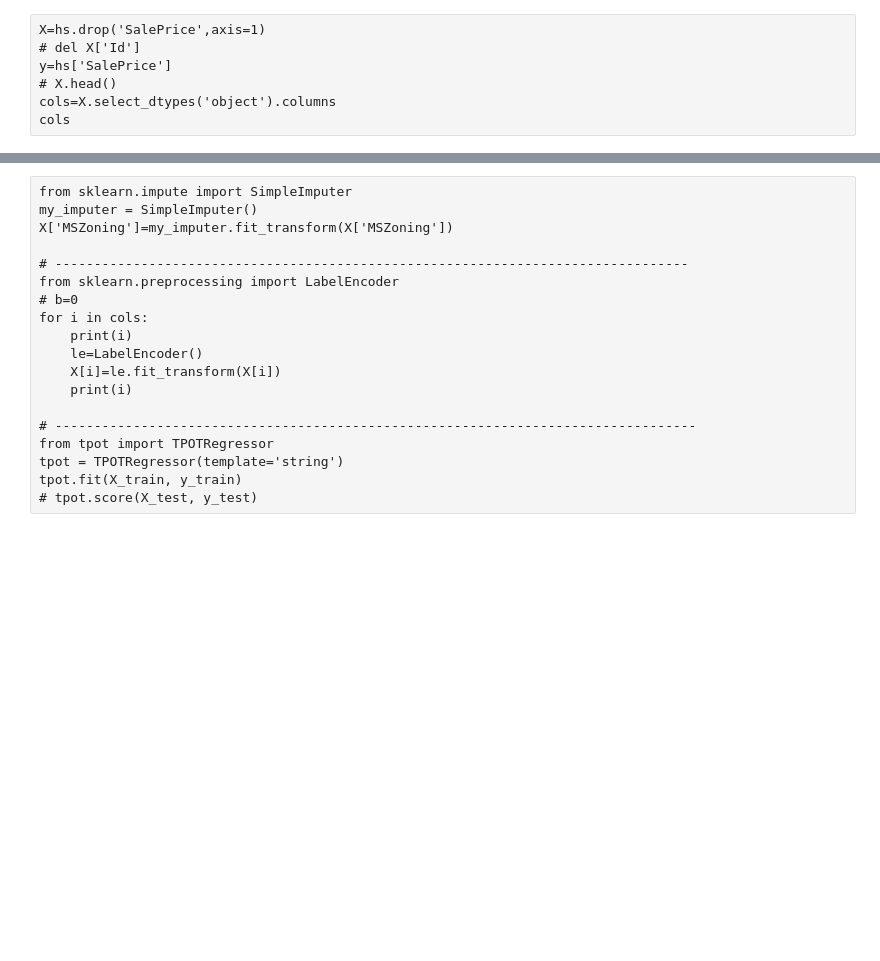
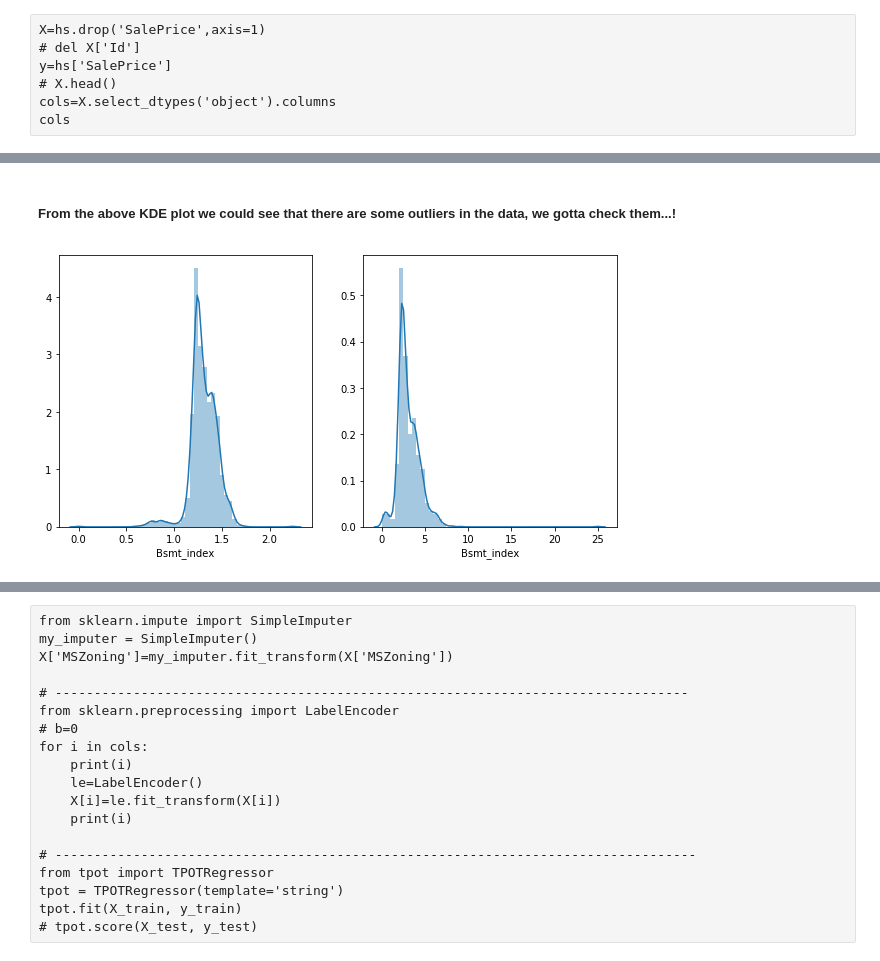
Before and after one commit to enavamshigadikota/enavamshigadikota, a Jupyter notebook: House Price Prediction.ipynb, the cells around one changed output, grey strips where cells are left out. Drawn from its saved outputs; the diff is of its cells as text; code cells hidden in the pictures; blank space fills up the shorter version.

```diff
--- a/House Price Prediction.ipynb
+++ b/House Price Prediction.ipynb
@@ -262,0 +343,13 @@ hs['PavedDrive'].unique()
+# %% [markdown]
+##### From the above KDE plot we could see that there are some outliers in the data, we gotta check them...!
+# %%
+# Checking with the differnt types of transfiormations
+# log results in some infinte values
+# square results in increase in the kurtosis which increased the outliers
+#  Square root is better comparatively but it dint handle all the outliers
+fig, ax=plt.subplots(1,2,figsize=(10,5))
+sns.distplot(np.sqrt(hs['Bsmt_index']),ax=ax[0])
+sns.distplot((hs['Bsmt_index'])**2,ax=ax[1], norm_hist=True,)
+plt.show()
+# %% [output]
+[figure, added]
```
Also changed, not shown: parts of 30 cells of this notebook.
